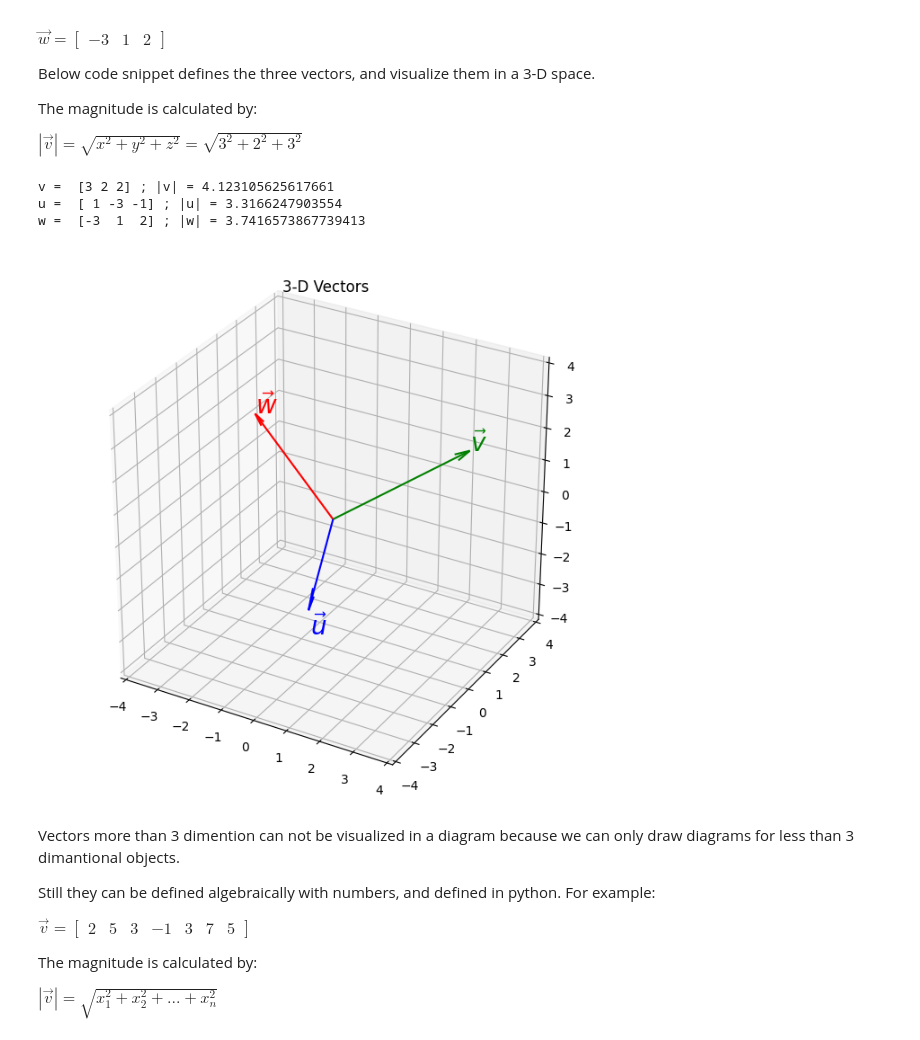
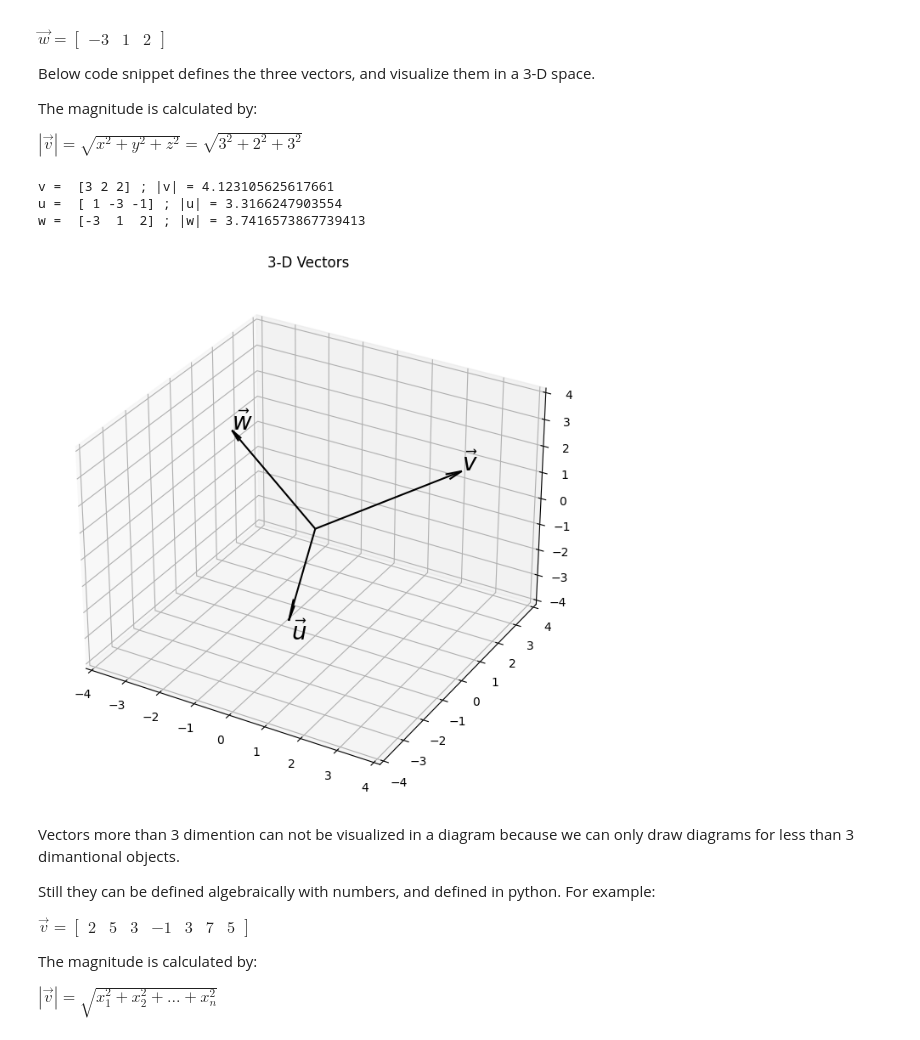
Before and after one commit to jchen8000/MLDLWithPython, a Jupyter notebook: 3_01_Linear_Algebra/Vectors.ipynb, the cells around one changed output. Drawn from its saved outputs; the diff is of its cells as text; code cells hidden in the pictures.

Commit message:
Change the colors of the plots

```diff
--- a/3_01_Linear_Algebra/Vectors.ipynb
+++ b/3_01_Linear_Algebra/Vectors.ipynb
@@ -116,33 +116,33 @@ $\left | \vec{v} \right | = \sqrt{x^2 + y^2 + z^2} = \sqrt{3^2 + 2^2 + 3^2}$
 # %%
 # draw vector
 v = np.array([3,2,2])
 u = np.array([1,-3,-1])
 w = np.array([-3,1,2])
 
 print("v = ", v, "; |v| =", np.linalg.norm(v) )
 print("u = ", u, "; |u| =", np.linalg.norm(u) )
 print("w = ", w, "; |w| =", np.linalg.norm(w) )
 
 origin = np.array([0, 0, 0]) # origin point
 fig = plt.figure(figsize=(8,8))
 ax = plt.axes(projection='3d')
-ax.quiver(*origin, *v, arrow_length_ratio=0.1, colors='g')
-ax.text(*v, r'$\vec{v}$', fontsize=20, color='g')
-ax.quiver(*origin, *u, arrow_length_ratio=0.2, colors='b')
-ax.text(*u+[0,0.1,-0.8], r'$\vec{u}$', fontsize=20, color='b')
-ax.quiver(*origin, *w, arrow_length_ratio=0.1, colors='r')
-ax.text(*w, r'$\vec{w}$', fontsize=20, color='r')
+ax.quiver(*origin, *v, arrow_length_ratio=0.1, colors='k')
+ax.text(*v, r'$\vec{v}$', fontsize=20, color='k')
+ax.quiver(*origin, *u, arrow_length_ratio=0.2, colors='k')
+ax.text(*u+[0,0.1,-0.8], r'$\vec{u}$', fontsize=20, color='k')
+ax.quiver(*origin, *w, arrow_length_ratio=0.1, colors='k')
+ax.text(*w, r'$\vec{w}$', fontsize=20, color='k')
 ax.set_xlim([-4, 4])
 ax.set_ylim([-4, 4])
 ax.set_zlim([-4, 4])
 ax.set_title("3-D Vectors")
 plt.savefig("vector_3d_plot.svg", format="svg", dpi=150, transparent=True, bbox_inches='tight')
 plt.show()
 # %% [output]
 v =  [3 2 2] ; |v| = 4.123105625617661
 u =  [ 1 -3 -1] ; |u| = 3.3166247903554
 w =  [-3  1  2] ; |w| = 3.7416573867739413
-[figure, old version]
+[figure, new version]
 # %% [markdown]
 Vectors more than 3 dimention can not be visualized in a diagram because we can only draw diagrams for less than 3 dimantional objects.
 
```
Also changed, not shown: parts of 8 cells of this notebook.
